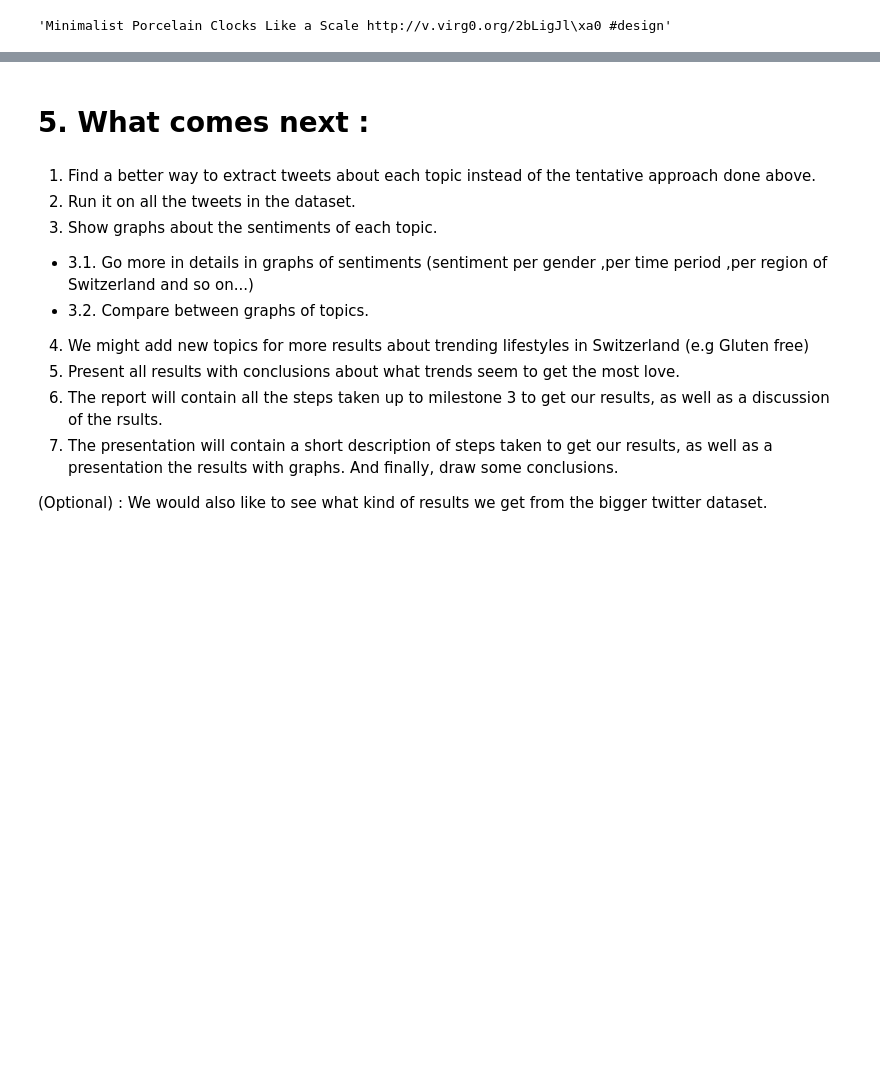
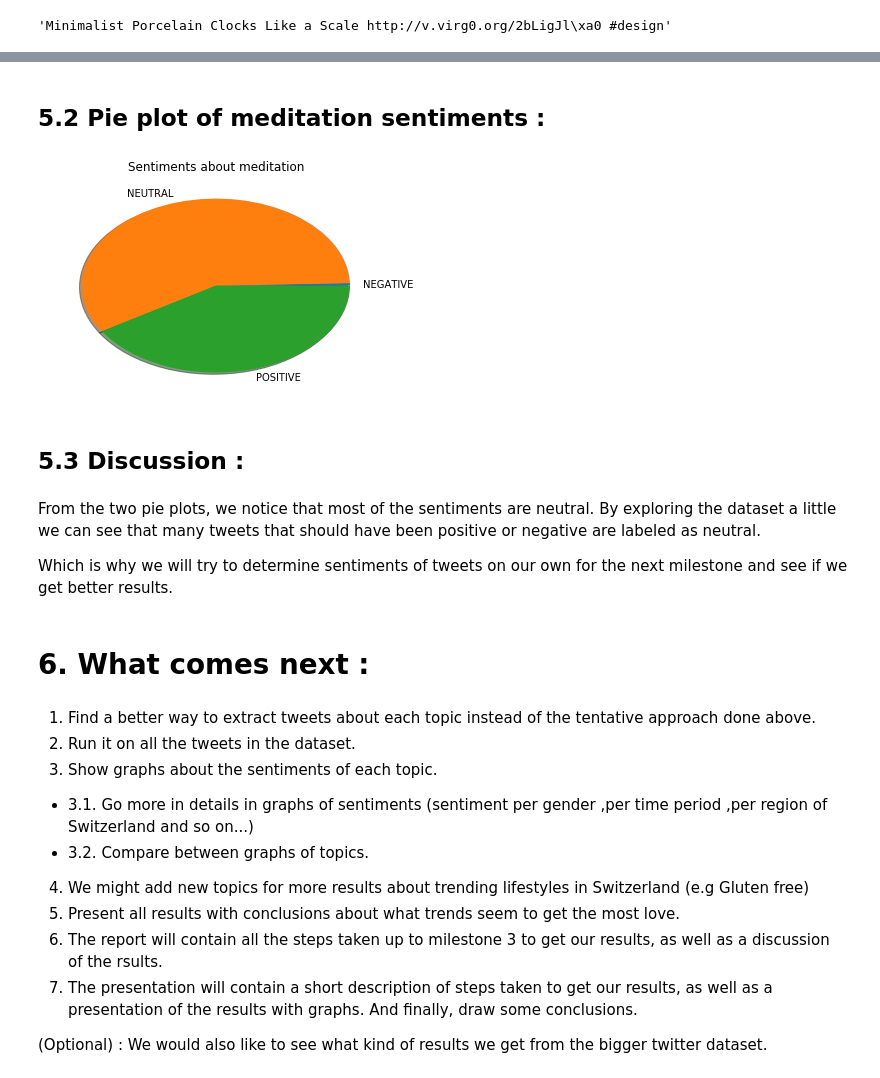
Before and after one commit to Firas11993/ada2017, a Jupyter notebook: Project/Project.ipynb, the cells around one changed output, grey strips where cells are left out. Saved outputs shown, nothing was run; the diff lists cells and outputs as text; code cells hidden in the pictures; blank space fills up the shorter version.

Commit message:
sentiment discussion added

```diff
--- a/Project/Project.ipynb
+++ b/Project/Project.ipynb
@@ -162,0 +175,19 @@ tweets['_source'][242242]['main']
+# %%
+#This function returns a list of sentiments at indices provided as a parameter.
+def get_list_of_sentiments(indices):
+    sentiments=[]
+    for i in indices :
+        try:
+            sentiment=tweets['_source'][i]['sentiment']
+            sentiments.append(sentiment)
+        #In case there isn't a sentiment field just ignore and keep going.
+        except KeyError : continue
+    return sentiments
+# %%
+#This function draw a pie plot of the ratio of the number of occurences of the elements in sentiments passed as parameter.
+def plot_sentiments(sentiments,title) :
+    labels=np.unique(sentiments)
+    values=[sentiments.count(i) for i in labels]
+    plt.title(title)
+    plt.pie(values,labels=labels,shadow=True)
+    plt.show()
@@ -163,5 +206,21 @@ tweets['_source'][242242]['main']
+# %% [markdown]
+## 5.2 Pie plot of meditation sentiments :
+# %%
+#Getting a list of sentiments of veganism
+meditation_sentiments=get_list_of_sentiments(meditation_tweets)
+
+#Drawing a pie plot of the sentiments.
+plot_sentiments(meditation_sentiments,'Sentiments about meditation')
+# %% [output]
+[figure, added]
+# %% [markdown]
+## 5.3 Discussion :
+# %% [markdown]
+From the two pie plots, we notice that most of the sentiments are neutral. By exploring the dataset a little we can see that many tweets that should have been positive or negative are labeled as neutral.
+
+Which is why we will try to determine sentiments of tweets on our own for the next milestone and see if we get better results.
 # %% [markdown]
-# 5. What comes next :
+# 6. What comes next :
 # %% [markdown]
 1. Find a better way to extract tweets about each topic instead of the tentative approach done above. <br>
 2. Run it on all the tweets in the dataset. <br>
@@ -172,6 +231,6 @@ tweets['_source'][242242]['main']
 4. We might add new topics for more results about trending lifestyles in Switzerland (e.g Gluten free)
 5. Present all results with conclusions about what trends seem to get the most love.
 6. The report will contain all the steps taken up to milestone 3 to get our results, as well as a discussion of the rsults.
-7. The presentation will contain a short description of steps taken to get our results, as well as a presentation the results with graphs. And finally, draw some conclusions.<br>
+7. The presentation will contain a short description of steps taken to get our results, as well as a presentation of the results with graphs. And finally, draw some conclusions.<br>
 
 (Optional) : We would also like to see what kind of results we get from the bigger twitter dataset.
```
Also changed, not shown: parts of 13 cells of this notebook.
